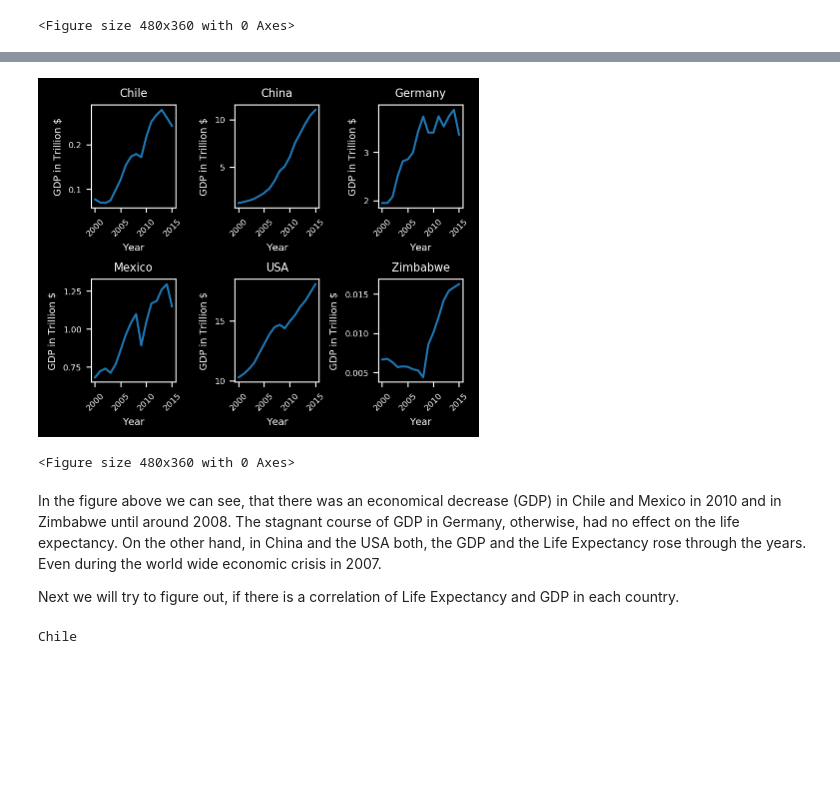
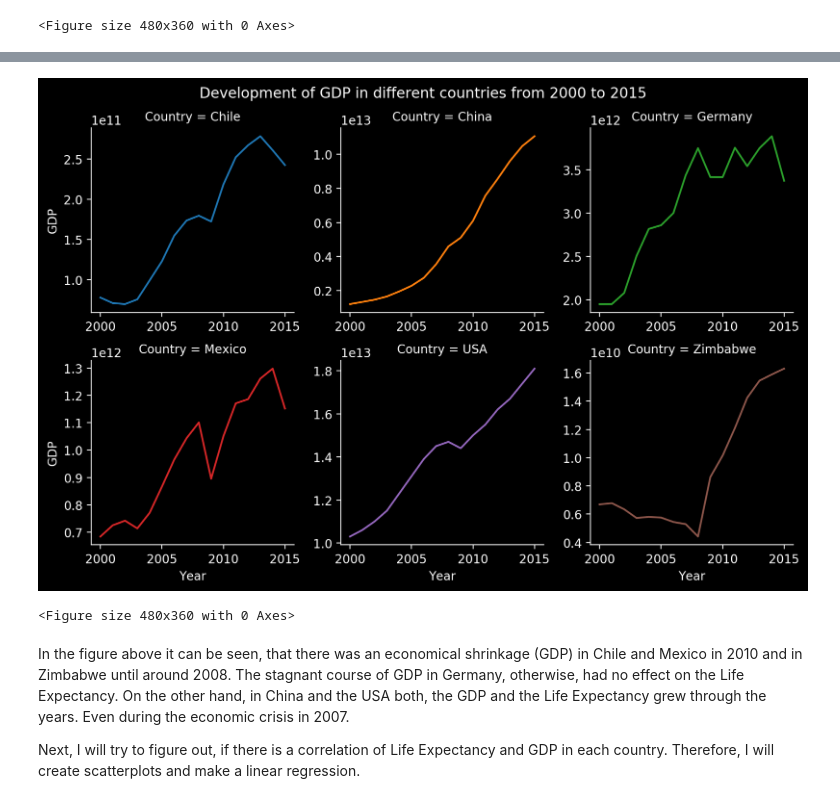
Before and after one commit to mige92/Life_Expectancy_and_GDP, a Jupyter notebook: life_expectancy_gdp.ipynb, the cells around one changed output, grey strips where cells are left out. Saved outputs shown, nothing was run; the diff lists cells and outputs as text; code cells hidden in the pictures; blank space fills up the shorter version.

```diff
--- a/life_expectancy_gdp.ipynb
+++ b/life_expectancy_gdp.ipynb
@@ -94,28 +99,15 @@ Let's see if this hypothesis could be true and watch at the GDP of the countries
-# %%
-# Create a graph as a subplot for the development of GDP for every country
-countries = data.Country.unique()
-for i in range(0, len(data.Country.unique())):
-    temp_data = data.loc[data['Country']==countries[i]]
-    plt.subplot(2,3,i+1)
-    plt.plot(temp_data.Year, temp_data['GDP']/1e12)
-    plt.title('%s'%countries[i], fontsize=8)
-    plt.xticks(xaxis5, rotation=45, fontsize=6)
-    plt.yticks(fontsize=6)
-    plt.xlabel('Year', fontsize=7)
-    plt.ylabel('GDP in Trillion $', fontsize=7)
-plt.subplots_adjust(hspace=0.7,wspace=0.7)
-plt.show()
-plt.clf()
-# %% [output]
-[figure, removed]
-<Figure size 480x360 with 0 Axes>
+# %%
+# Lineplot of GDP vs Years
+g = sns.FacetGrid(data=data, col='Country', col_wrap=3, hue='Country', sharex=False, sharey=False)
+g.map(sns.lineplot,'Year','GDP')
+g.fig.subplots_adjust(top=0.9)
+g.fig.suptitle('Development of GDP in different countries from 2000 to 2015')
+plt.show()
+plt.clf()
+# %% [output]
+[figure, added]
+<Figure size 480x360 with 0 Axes>
 # %% [markdown]
-In the figure above we can see, that there was an economical decrease (GDP) in Chile and Mexico in 2010 and in Zimbabwe until around 2008. The stagnant course of GDP in Germany, otherwise, had no effect on the life expectancy. On the other hand, in China and the USA both, the GDP and the Life Expectancy rose through the years. Even during the world wide economic crisis in 2007.
+In the figure above it can be seen, that there was an economical shrinkage (GDP) in Chile and Mexico in 2010 and in Zimbabwe until around 2008. The stagnant course of GDP in Germany, otherwise, had no effect on the Life Expectancy. On the other hand, in China and the USA both, the GDP and the Life Expectancy grew through the years. Even during the economic crisis in 2007.
 
-Next we will try to figure out, if there is a correlation of Life Expectancy and GDP in each country.
+Next, I will try to figure out, if there is a correlation of Life Expectancy and GDP in each country. Therefore, I will create scatterplots and make a linear regression.
-# %%
-# Test cell
-countries = data.Country.unique()
-print(countries[0])
-# %% [output]
-Chile
```
Also changed, not shown: parts of 15 cells of this notebook.
